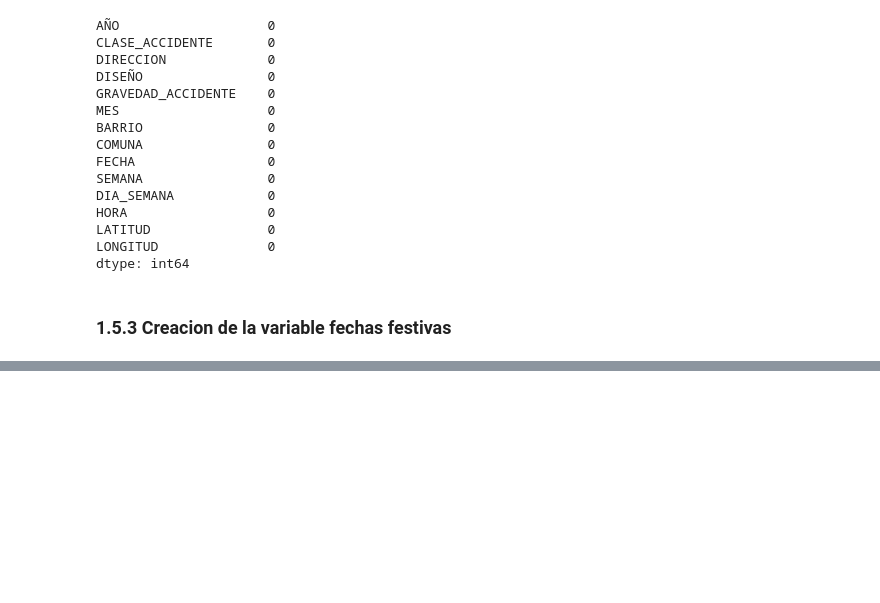
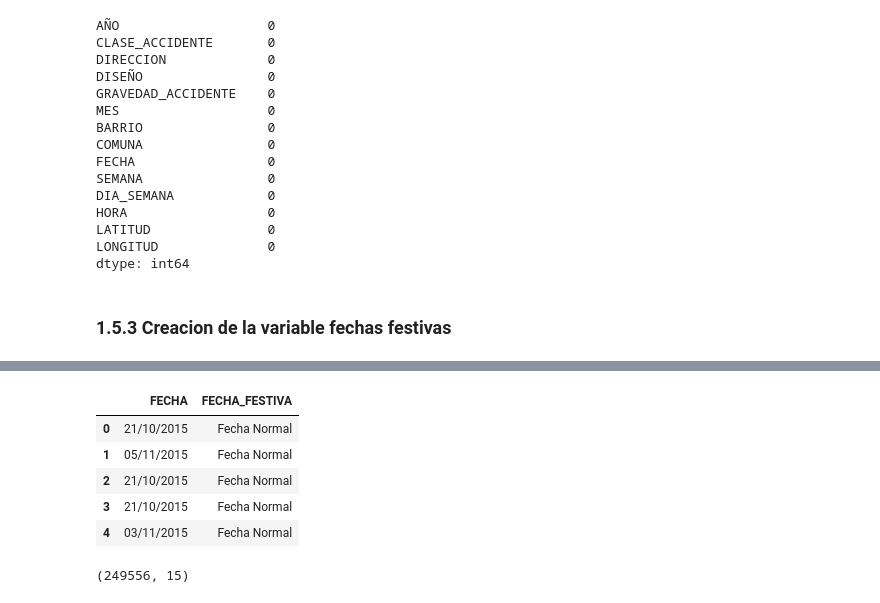
Before and after one commit to dgilrua/proyecto2-analitica, a Jupyter notebook: main.ipynb, the cells around one changed output, grey strips where cells are left out. Cells and saved outputs as stored; diff of their text form; code cells hidden in the pictures; blank space fills up the shorter version.

```diff
--- a/main.ipynb
+++ b/main.ipynb
@@ -549,0 +568,15 @@ True
+# %%
+#Verificar que la variable fue creada correctamente
+df[['FECHA', 'FECHA_FESTIVA']].head()
+# %% [output]
+|  | FECHA | FECHA_FESTIVA |
+| 0 | 21/10/2015 | Fecha Normal |
+| 1 | 05/11/2015 | Fecha Normal |
+| 2 | 21/10/2015 | Fecha Normal |
+| 3 | 21/10/2015 | Fecha Normal |
+| 4 | 03/11/2015 | Fecha Normal |
+# %%
+#Verificar que no hay perdida de datos
+df.shape
+# %% [output]
+(249556, 15)
```
Also changed, not shown: parts of 13 cells of this notebook, 1 other file.
